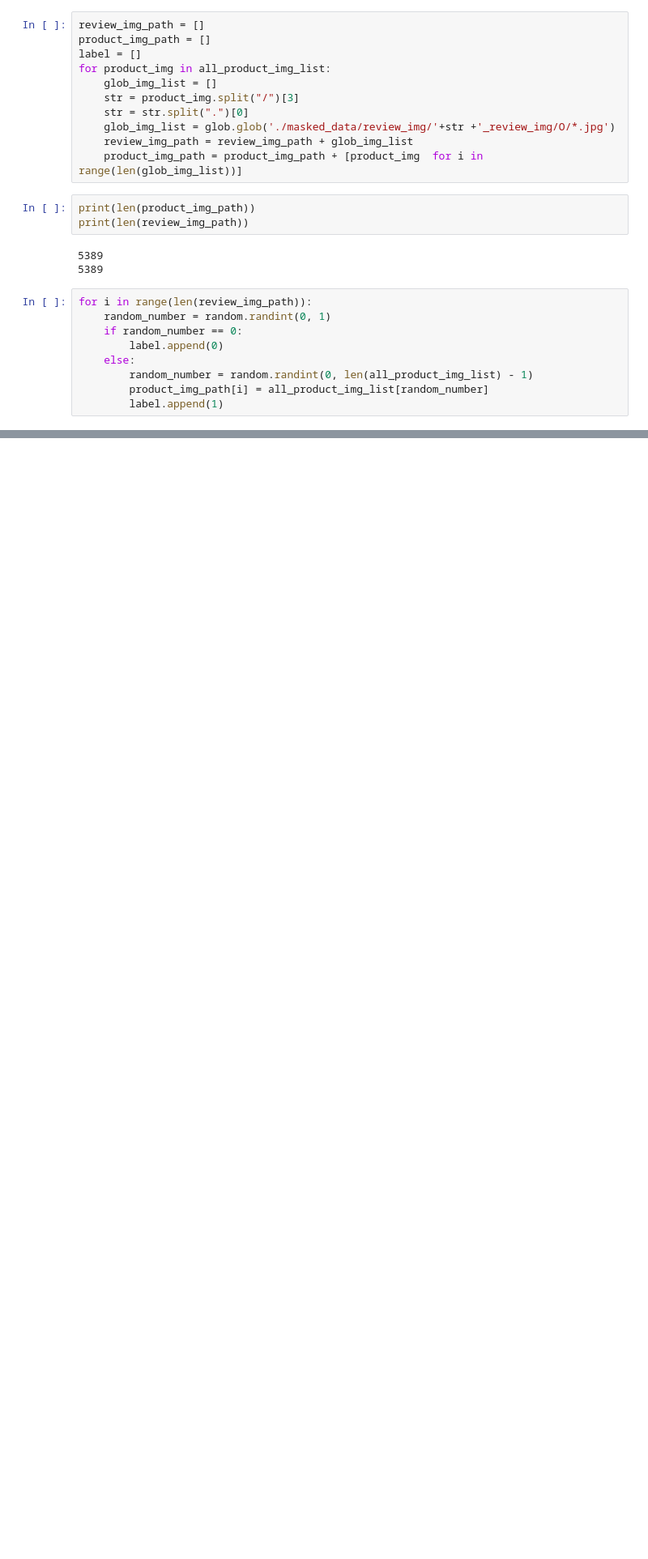
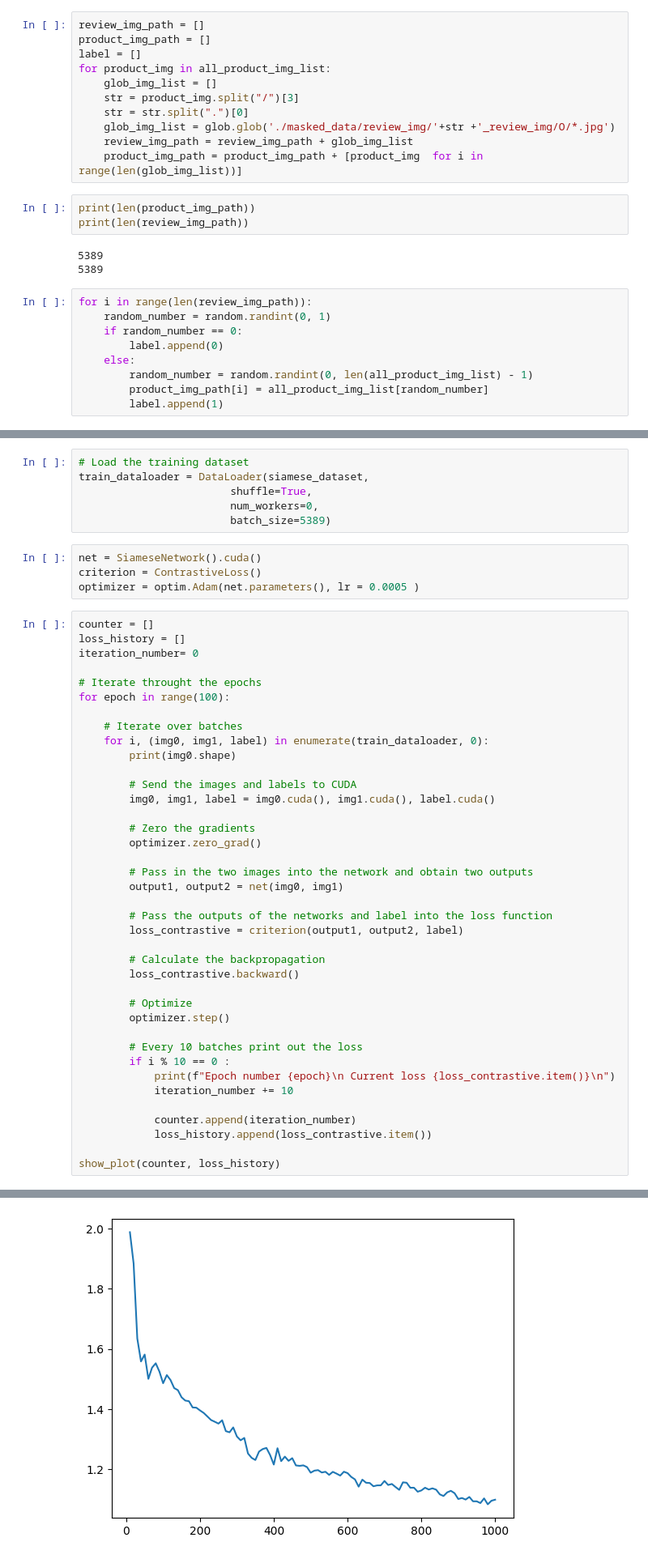
Before and after one commit to taemin-steve/Siamese_Net, a Jupyter notebook: make_dataFrame.ipynb, the cells around one changed output, grey strips where cells are left out. Shown: that part at 81% size. Drawn from its saved outputs; the diff is of its cells as text; blank space fills up the shorter version.

```diff
--- a/make_dataFrame.ipynb
+++ b/make_dataFrame.ipynb
@@ -58,0 +216,50 @@ df
+# %%
+# Load the training dataset
+train_dataloader = DataLoader(siamese_dataset,
+                        shuffle=True,
+                        num_workers=0,
+                        batch_size=5389)
+# %%
+net = SiameseNetwork().cuda()
+criterion = ContrastiveLoss()
+optimizer = optim.Adam(net.parameters(), lr = 0.0005 )
+# %%
+counter = []
+loss_history = []
+iteration_number= 0
+
+# Iterate throught the epochs
+for epoch in range(100):
+
+    # Iterate over batches
+    for i, (img0, img1, label) in enumerate(train_dataloader, 0):
+        print(img0.shape)
+
+        # Send the images and labels to CUDA
+        img0, img1, label = img0.cuda(), img1.cuda(), label.cuda()
+
+        # Zero the gradients
+        optimizer.zero_grad()
+
+        # Pass in the two images into the network and obtain two outputs
+        output1, output2 = net(img0, img1)
+
+        # Pass the outputs of the networks and label into the loss function
+        loss_contrastive = criterion(output1, output2, label)
+
+        # Calculate the backpropagation
+        loss_contrastive.backward()
+
+        # Optimize
+        optimizer.step()
+
+        # Every 10 batches print out the loss
+        if i % 10 == 0 :
+            print(f"Epoch number {epoch}\n Current loss {loss_contrastive.item()}\n")
+            iteration_number += 10
+
+            counter.append(iteration_number)
+            loss_history.append(loss_contrastive.item())
+
+show_plot(counter, loss_history)
+# %% [output]
@@ -58,0 +283 @@ df
+[figure, added]
```
Also changed, not shown: parts of 14 cells of this notebook, 1 other file.
